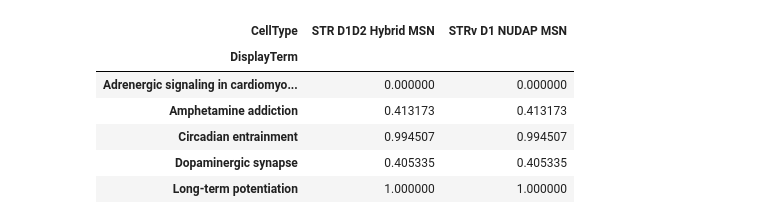
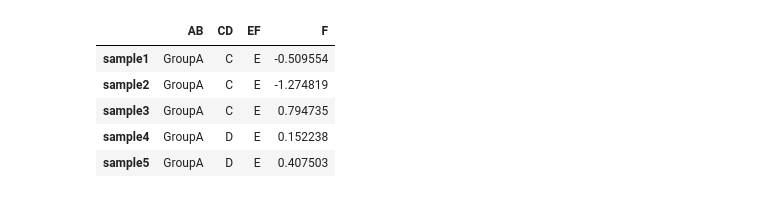
Before and after one commit to DingWB/PyComplexHeatmap, a Jupyter notebook: notebooks/test.ipynb, the cells around one changed output. Drawn from its saved outputs; the diff is of its cells as text; code cells hidden in the pictures.

```diff
--- a/notebooks/test.ipynb
+++ b/notebooks/test.ipynb
@@ -80,10 +0,0 @@ data
-# %%
-cm.kwargs['s']
-# %% [output]
-| CellType | STR D1D2 Hybrid MSN | STRv D1 NUDAP MSN |
-| DisplayTerm |  |  |
-| Adrenergic signaling in cardiomyo... | 0.000000 | 0.000000 |
-| Amphetamine addiction | 0.413173 | 0.413173 |
-| Circadian entrainment | 0.994507 | 0.994507 |
-| Dopaminergic synapse | 0.405335 | 0.405335 |
-| Long-term potentiation | 1.000000 | 1.000000 |
@@ -89,0 +48,15 @@ cm.kwargs['s']
+# %%
+#Generate example dataset (random)
+df = pd.DataFrame(['GroupA'] * 5 + ['GroupB'] * 5, columns=['AB'])
+df['CD'] = ['C'] * 3 + ['D'] * 3 + ['G'] * 4
+df['EF'] = ['E'] * 6 + ['F'] * 2 + ['H'] * 2
+df['F'] = np.random.normal(0, 1, 10)
+df.index = ['sample' + str(i) for i in range(1, df.shape[0] + 1)]
+df.head()
+# %% [output]
+|  | AB | CD | EF | F |
+| sample1 | GroupA | C | E | -0.509554 |
+| sample2 | GroupA | C | E | -1.274819 |
+| sample3 | GroupA | C | E | 0.794735 |
+| sample4 | GroupA | D | E | 0.152238 |
+| sample5 | GroupA | D | E | 0.407503 |
```
Also changed, not shown: parts of 9 cells of this notebook, 4 other files.
